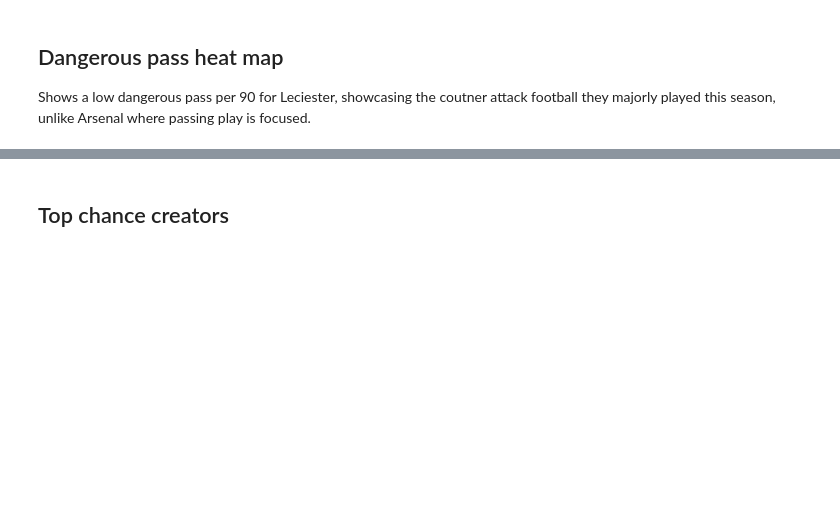
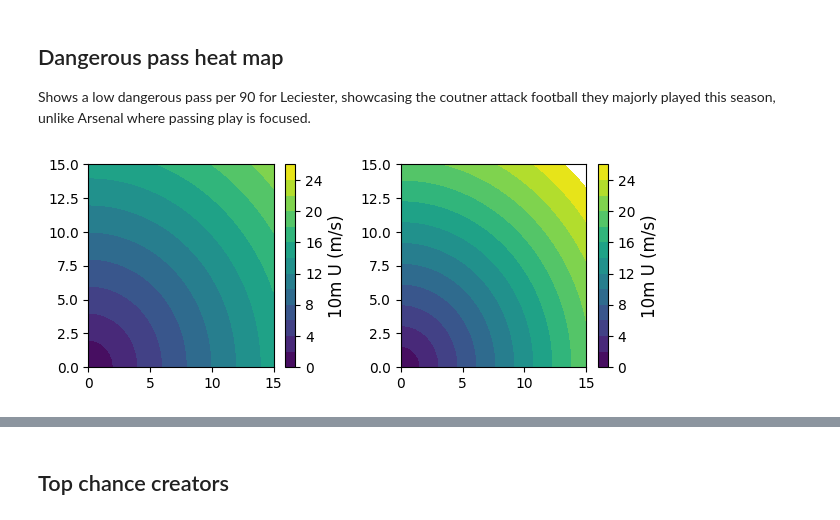
Before and after one commit to jamesdidathing/football_analysis, a Jupyter notebook: 16_analysis.ipynb, the cells around one changed output, grey strips where cells are left out. Cells and saved outputs as stored; diff of their text form; code cells hidden in the pictures; blank space fills up the shorter version.

```diff
--- a/16_analysis.ipynb
+++ b/16_analysis.ipynb
@@ -72,6 +72,41 @@ for team in teams:
     team_data[team] = bin_statistic
 
 # Now `team_data` dictionary contains data for all teams
+# %%
+import numpy as np
+import matplotlib.cm as cm
+import matplotlib.mlab as mlab
+import matplotlib.pyplot as plt
+
+# test data
+x = np.linspace(0,15,100)
+X,Y = np.meshgrid(x,x)
+SPD1 = np.sqrt(X*X + Y*Y)
+SPD2 = SPD1 * 1.3
+
+fig = plt.figure()
+
+# implement boundaries of colorbar and it ticks
+vmin, vmax = 0, 26
+levels = np.linspace(vmin,vmax,14)
+
+# 1st subplot
+ax1 = fig.add_subplot(221)
+# Set contour levels and limits
+CF1 = ax1.contourf(X, Y, SPD1, levels=levels, vmax=vmax, vmin=vmin)
+cbar = plt.colorbar(CF1)
+cbar.set_label('10m U (m/s)', size=12)
+
+#2nd subplot
+ax1 = fig.add_subplot(222)
+CF1 = ax1.contourf(X, Y, SPD2, levels=levels, vmax=vmax, vmin=vmin)
+cbar = plt.colorbar(CF1)
+cbar.set_label('10m U (m/s)', size=12)
+
+plt.tight_layout()
+plt.show()
+# %% [output]
+[figure, added]
 # %%
 from matplotlib.ticker import FuncFormatter
 from PIL import Image
```
Also changed, not shown: parts of 2 cells of this notebook.
